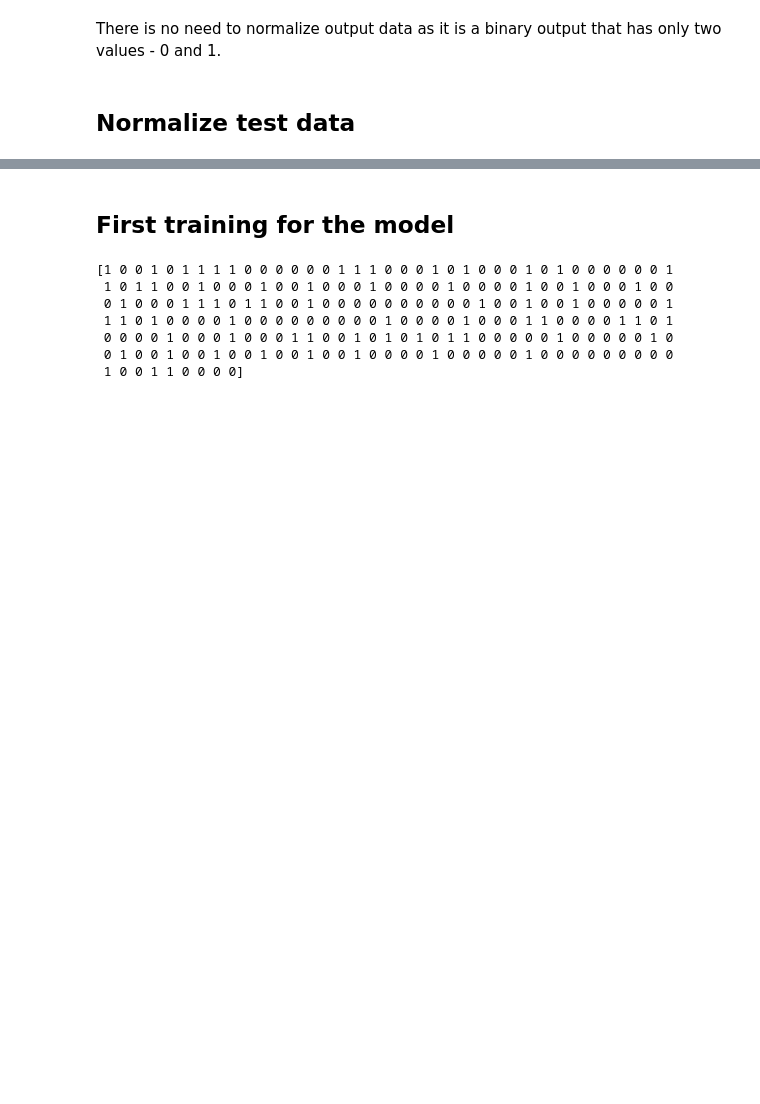
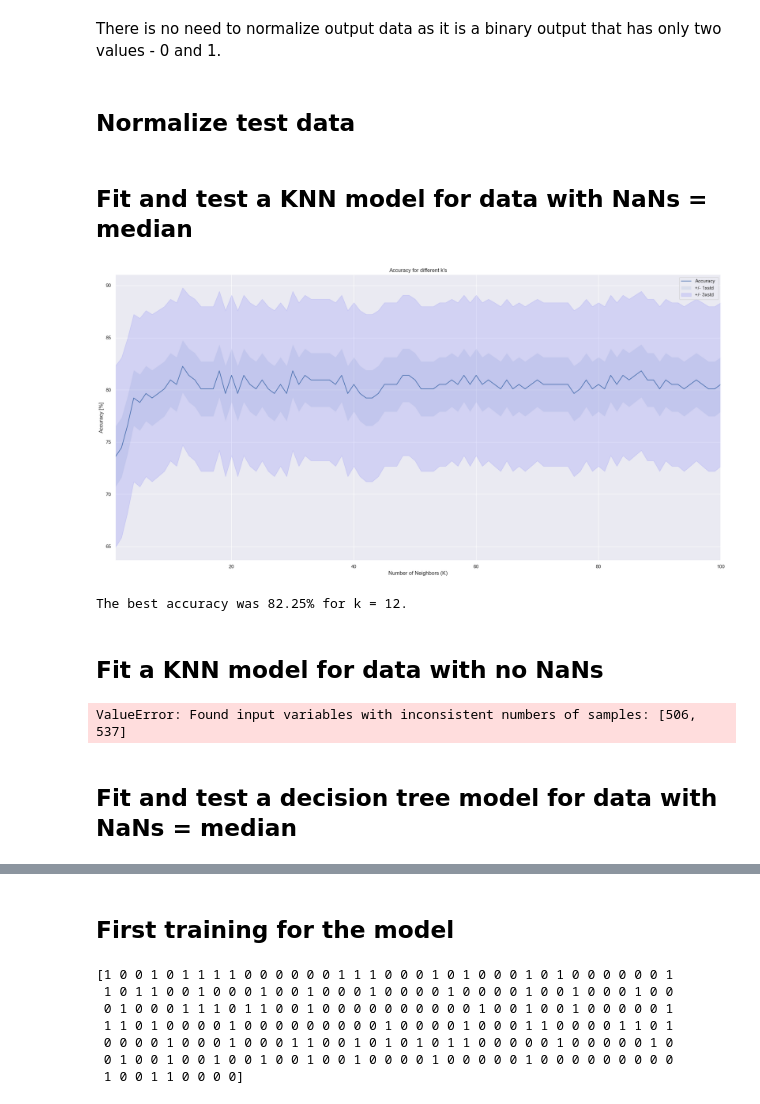
Before and after one commit to katarzynaadamczyk/data_analysis, a Jupyter notebook: diabetes/diabetes_3.ipynb, the cells around one changed output, grey strips where cells are left out. Saved outputs shown, nothing was run; the diff lists cells and outputs as text; code cells hidden in the pictures; blank space fills up the shorter version.

```diff
--- a/diabetes/diabetes_3.ipynb
+++ b/diabetes/diabetes_3.ipynb
@@ -387,0 +412,2 @@ normalized_test_X = normalizer.transform(X_test)
+# %% [markdown]
+## Fit and test a KNN model for data with NaNs = median
@@ -387,0 +427,35 @@ normalized_test_X = normalizer.transform(X_test)
+# %%
+# plot accuracy with its standard deviation
+plt.figure(figsize=(20,10))
+plt.plot(range(1, Ks), mean_acc_KNN_data_median, 'b')
+plt.fill_between(range(1, Ks), mean_acc_KNN_data_median - 1 * std_acc_KNN_data_median, mean_acc_KNN_data_median + 1 * std_acc_KNN_data_median, alpha=0.10)
+plt.legend(('Accuracy ', '+/- 1xstd'))
+plt.ylabel('Accuracy [%]')
+plt.xlabel('Number of Neighbors (K)')
+plt.xlim(1, Ks - 1)
+plt.title("Accuracy for different k's")
+plt.tight_layout()
+plt.show()
+# %% [output]
+[figure, added]
+# %%
+print( "The best accuracy was " + str(mean_acc_KNN_data_median.max()) + "% for k = " + str(mean_acc_KNN_data_median.argmax() + 1) + ".")
+# %% [output]
+The best accuracy was 82.25% for k = 12.
+# %% [markdown]
+## Fit a KNN model for data with no NaNs
+# %%
+# set range of k tested to 100 k, as train model has 537 samples
+# highest k tested will be 100 - ~20 % of number of samples
+Ks = 101
+mean_acc_KNN_data_no_nans = np.zeros(Ks - 1)
+std_acc_KNN_data_no_nans = np.zeros(Ks - 1)
+
+for n in range(1, Ks):
+    # Train Model and Predict
+    neigh = KNeighborsClassifier(n_neighbors = n).fit(normalized_train_X_no_nans, y_train)
+    yhat = neigh.predict(normalized_test_X_no_nans)
+    mean_acc_KNN_data_no_nans[n-1] = round(100 * metrics.accuracy_score(y_test, yhat), 2)
+    std_acc_KNN_data_no_nans[n-1] = round(100 * np.std(yhat == y_test) / np.sqrt(yhat.shape[0]), 2)
+# %% [output]
+ValueError: Found input variables with inconsistent numbers of samples: [506, 537]
@@ -387,0 +474,2 @@ normalized_test_X = normalizer.transform(X_test)
+# %% [markdown]
+## Fit and test a decision tree model for data with NaNs = median
```
Also changed, not shown: parts of 18 cells of this notebook.
